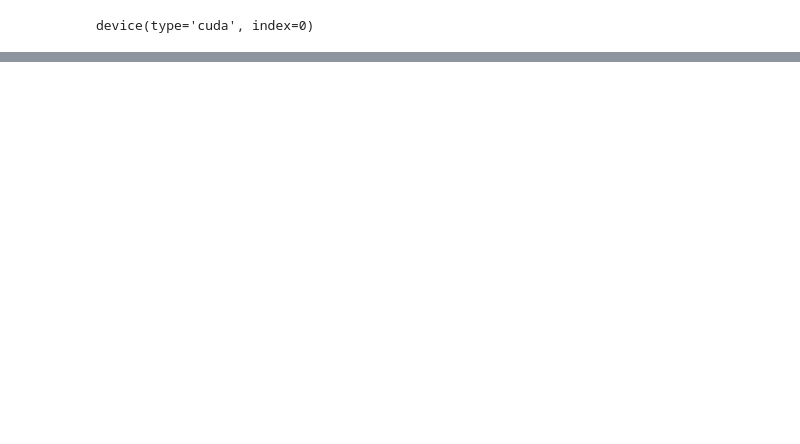
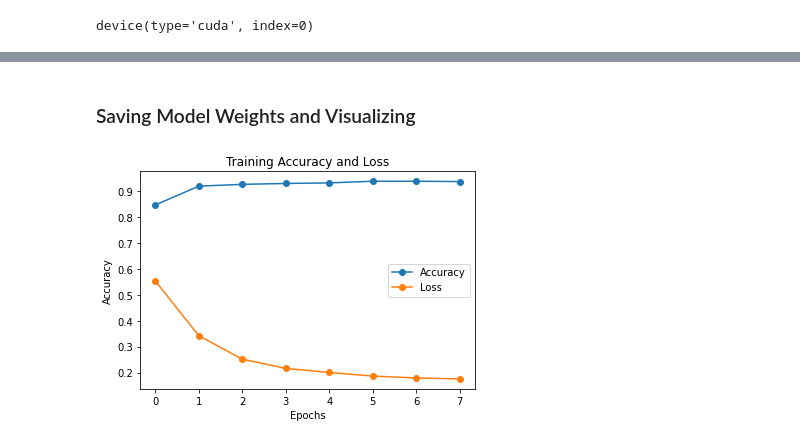
Before and after one commit to grassknoted/NSSI-severity-detection, a Jupyter notebook: ResNet_Model.ipynb, the cells around one changed output, grey strips where cells are left out. Cells and saved outputs as stored; diff of their text form; code cells hidden in the pictures; blank space fills up the shorter version.

```diff
--- a/ResNet_Model.ipynb
+++ b/ResNet_Model.ipynb
@@ -31,8 +35,6 @@ test_dataset = datasets.ImageFolder(root='/home/anagara8/Documents/NSSI-Test', t
 train_dataloader = DataLoader(train_dataset, batch_size=batch_size, shuffle=True)
 test_dataloader = DataLoader(test_dataset, batch_size=batch_size, shuffle=True)
 # %%
-# normalize = transforms.Normalize(mean=[0.485, 0.456, 0.406],std=[0.229, 0.224, 0.225])
-
 data_transforms = {
     'train':
     transforms.Compose([
@@ -49,18 +51,18 @@ data_transforms = {
 
 image_datasets = {
     'train':
-    datasets.ImageFolder('/home/anagara8/Documents/NSSI-Train', data_transforms['train']),
+    datasets.ImageFolder('../NSSI-Train', data_transforms['train']),
     'validation':
-    datasets.ImageFolder('/home/anagara8/Documents/NSSI-Test', data_transforms['validation'])
+    datasets.ImageFolder('../NSSI-Test', data_transforms['validation'])
 }
 
 dataloaders = {
     'train':
     torch.utils.data.DataLoader(image_datasets['train'],
                                 batch_size=32,
-                                shuffle=True),  # for Kaggle
+                                shuffle=True),
     'validation':
     torch.utils.data.DataLoader(image_datasets['validation'],
                                 batch_size=32,
-                                shuffle=False)  # for Kaggle
+                                shuffle=False)
 }
@@ -125,7 +129,7 @@ def train_model(model, criterion, optimizer, num_epochs=3):
                                                         epoch_loss,
                                                         epoch_acc))
 
-            training_accuracies.append(epoch_accu)
+            training_accuracies.append(epoch_acc)
             training_losses.append(epoch_loss)
     return model
 # %%
@@ -138,21 +157,14 @@ NameError: name 'epoch_accu' is not defined
+# %% [markdown]
+### Saving Model Weights and Visualizing
 # %%
-torch.save(model_trained.state_dict(), './models/weights_ceLoss_epoch5.h5')
+torch.save(model_trained.state_dict(), './models/weights_ceLoss_epoch8.h5')
 
-plt.plot(training_accuracies,'-o')
-plt.plot(list(range(1,9)),'-o')
-plt.xlabel('Epoch')
+plt.plot([i.cpu().numpy() for i in training_accuracies[::2]],'-o')
+plt.plot(training_losses[::2],'-o')
+plt.xlabel('Epochs')
 plt.ylabel('Accuracy')
-plt.legend(['Train','Epoch'])
-plt.title('Training Accuracy')
-
+plt.legend(['Accuracy','Loss'])
+plt.title('Training Accuracy and Loss')
 plt.show()
-
-
-plt.plot(training_losses,'-o')
-plt.plot(list(range(1,9)),'-o')
-plt.xlabel('Epoch')
-plt.ylabel('Loss')
-plt.legend(['Loss','Epoch'])
-plt.title('Training Loss')
-
-plt.show()
+# %% [output]
+[figure, added]
```
Also changed, not shown: parts of 11 cells of this notebook, 1 other file.
